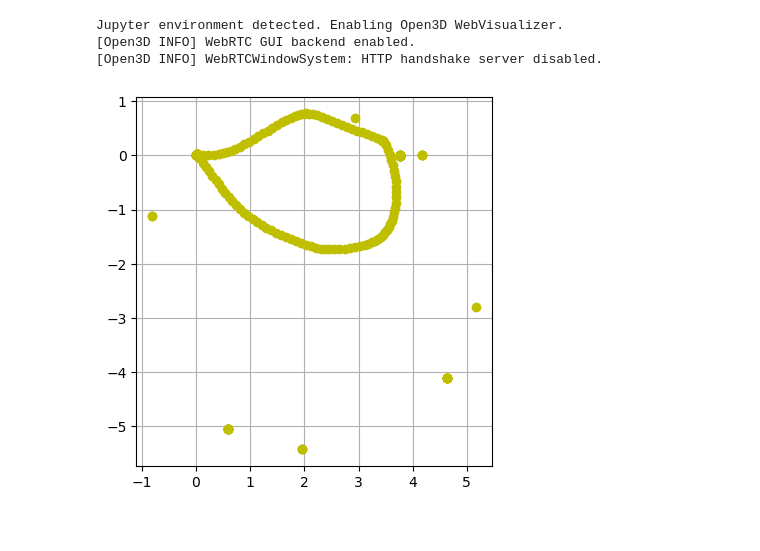
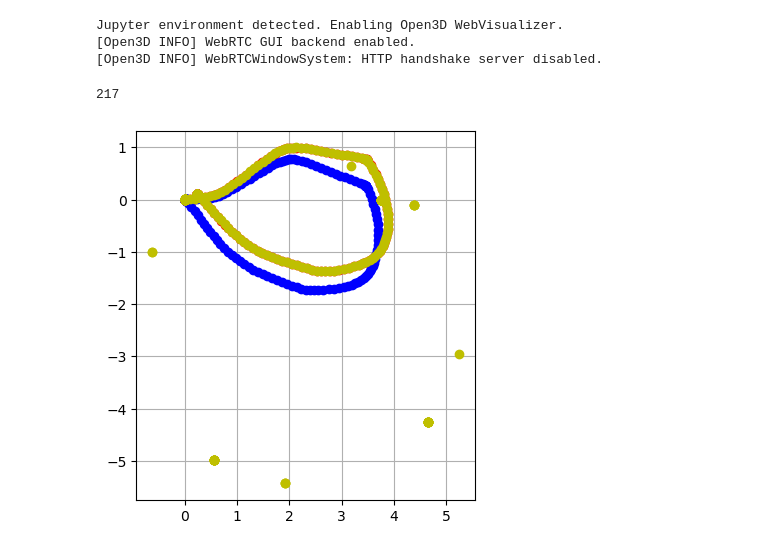
Before and after one commit to sssecs/toybox_ws, a Jupyter notebook: scrip/data_process.ipynb, the cells around one changed output. Cells and saved outputs as stored; diff of their text form; code cells hidden in the pictures.

```diff
--- a/scrip/data_process.ipynb
+++ b/scrip/data_process.ipynb
@@ -24,12 +135,15 @@ for pc2_pointcloud in pc2_data:
     o3d_pointcloud.points = o3d.utility.Vector3dVector(np.array(pc2_pointcloud))
     pcd.append(o3d_pointcloud)
 # %%
-combined_pc = pcd[0]
+pcd_copy = copy.deepcopy(pcd)
+combined_pc = pcd_copy[0]
+limit = 1
 
-for i in range(len(pcd)-100):
-    init_guess = ICP_init_guess(p3d_data[i],p3d_data[i+1])
+for i in range(len(pcd_copy)-limit):
+    init_guess = ICP_init_guess(odom_data[i],odom_data[i+1])
     result_icp = o3d.pipelines.registration.registration_icp(
-        pcd[i], pcd[i+1], 0.00001, init_guess,
+        pcd_copy[i], pcd_copy[i+1], 0.00001, init_guess,
         o3d.pipelines.registration.TransformationEstimationPointToPoint())
     transformation = result_icp.transformation
-    combined_pc = combined_pc.transform(transformation) + pcd[i+1]
+    combined_pc = combined_pc.transform(transformation) + pcd_copy[i+1]
+o3d.visualization.draw_geometries([combined_pc])
@@ -148,22 +150,26 @@ class Node:
 # %%
+pcd_copy_2 = copy.deepcopy(pcd)
 obv_coord  =[np.zeros((3))]
-for i in range(len(pcd)-1):
-    init_guess = ICP_init_guess(p3d_data[i],p3d_data[i+1])
+for i in range(len(pcd_copy_2)-limit):
+    init_guess = ICP_init_guess(odom_data[i],odom_data[i+1])
     result_icp = o3d.pipelines.registration.registration_icp(
-        pcd[i], pcd[i+1], 0.00001, init_guess,
+        pcd_copy_2[i], pcd_copy_2[i+1], 0.00001, init_guess,
         o3d.pipelines.registration.TransformationEstimationPointToPoint())
     trans_matrix = np.linalg.inv(result_icp.transformation)
     trans_matrix_2d = np.delete(np.delete(trans_matrix,2,1), 2, 0)
     target_matrix = np.dot(vector_to_matrix(obv_coord[i]),trans_matrix_2d)
     target_vector = matrix_to_vector(target_matrix)
     obv_coord.append(target_vector)
+print(len(obv_coord))
+fig, ax = plt.subplots()
+
+ax.plot(np.array(odom_data)[:len(pcd_copy_2)-limit,0],np.array(odom_data)[:len(pcd_copy_2)-limit,1],'ro')
+ax.plot(np.array(p3d_data)[:len(pcd_copy_2)-limit,0],np.array(p3d_data)[:len(pcd_copy_2)-limit,1],'bo')
+ax.plot(np.array(obv_coord)[:,0],np.array(obv_coord)[:,1],'yo')
+
+ax.grid()
+ax.set_aspect('equal')
+plt.show()
+# %% [output]
+217
+[figure, added]
-# %%
-fig, ax = plt.subplots()
-for pos in obv_coord:
-    ax.plot(pos[0],pos[1],'yo')
-
-ax.grid()
-ax.set_aspect('equal')
-plt.show()
-# %% [output]
-[figure, removed]
```
Also changed, not shown: parts of 7 cells of this notebook.
